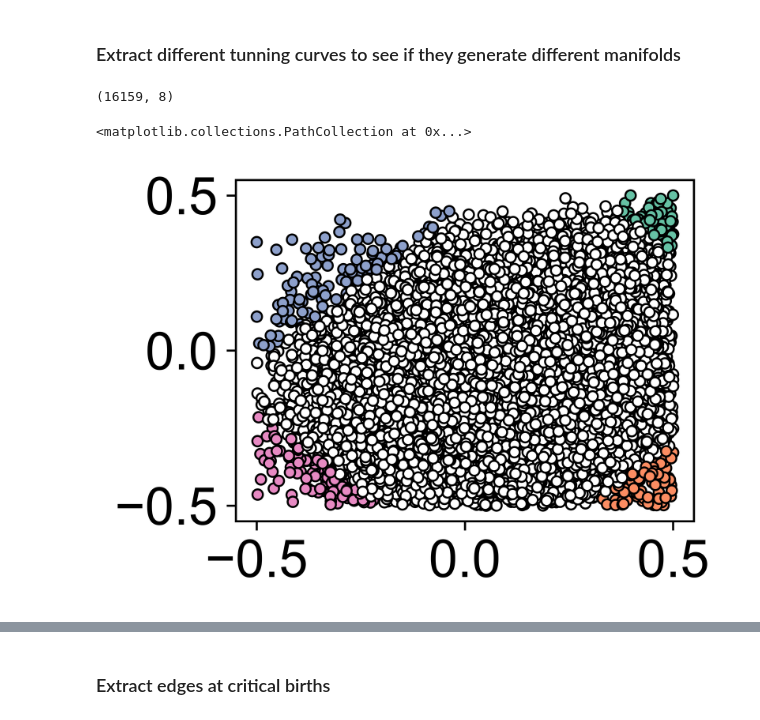
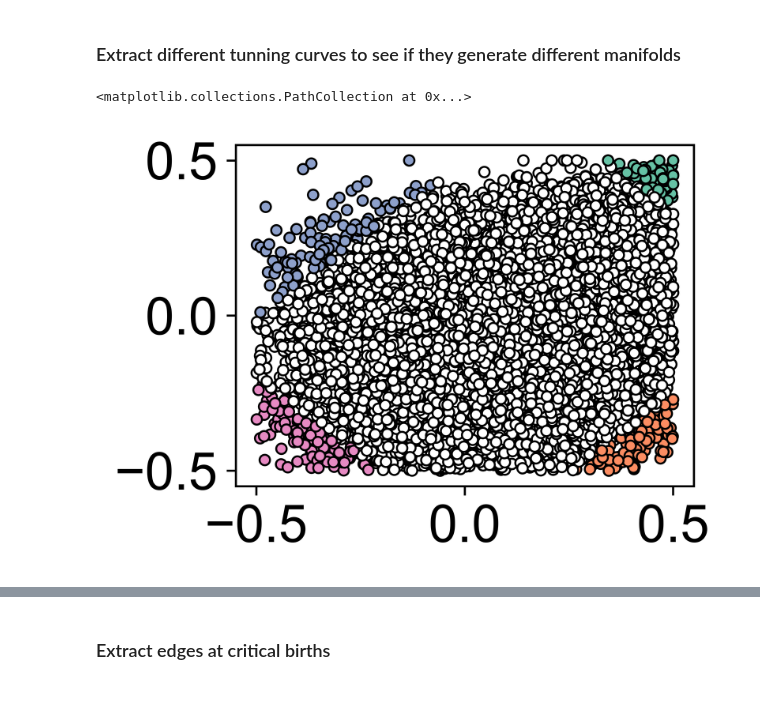
Before and after one commit to KBeshkov/NeuralHomology, a Jupyter notebook: examples/One_dataset_example.ipynb, the cells around one changed output, grey strips where cells are left out. Drawn from its saved outputs; the diff is of its cells as text; code cells hidden in the pictures.

```diff
--- a/examples/One_dataset_example.ipynb
+++ b/examples/One_dataset_example.ipynb
@@ -22,8 +22,9 @@ if len(responses.T)>len(indices):
     responses = responses[:,:len(indices)]
 uniq_ids = np.unique(indices)
 stim_res = 126
+stim_lowres = 32
 stim_bins = np.linspace(0,2*np.pi+2*np.pi/(stim_res+4),stim_res+2)[:-1]#np.linspace(uniq_ids[0],uniq_ids[-1],61)# We added 2*np.pi/60 to get degrees of distance 6 apart.
-stim_bins_lowres = np.linspace(0,2*np.pi+2*np.pi/12,10)[:-1]#np.linspace(uniq_ids[0],uniq_ids[-1],61)
+stim_bins_lowres = np.linspace(0,2*np.pi+2*np.pi/12,stim_lowres)[:-1]#np.linspace(uniq_ids[0],uniq_ids[-1],61)
 stim_bins_degrees = (180*stim_bins/np.pi)
 
 #responses = responses/np.max(responses)
@@ -182,11 +183,11 @@ si_2d = np.vstack([osi_centered,dsi_centered]).T
 xy_boundaries = (0,0)#(0.3,0.3)#np.mean(si_2d,1)#
 
 n_clusters = 4
-si_clusters = si_clustering(avg_responses_lowres,[2,4],n_clusters)
+#si_clusters = si_clustering(avg_responses_lowres,[2,4],n_clusters)
 
-angle_invar_clusters = angle_invar_clustering(avg_responses_lowres.T,n_clusters)#list(np.arange(2,16)))
-print(np.shape(angle_invar_clusters[0]))
-clust_labels = si_clusters#angle_invar_clusters[1]
+#angle_invar_clusters = angle_invar_clustering(avg_responses_lowres.T,n_clusters)#list(np.arange(2,16)))
+#print(np.shape(angle_invar_clusters[0]))
+#clust_labels = si_clusters#angle_invar_clusters[1]
 
 N_sub = 101
 neuron_clusters = []
@@ -199,34 +200,33 @@ bimodal_neurons = bimodal_neurons[np.argsort(np.linalg.norm(si_2d[bimodal_neuron
 nonlinear_neurons = nonlinear_neurons[np.argsort(np.linalg.norm(si_2d[nonlinear_neurons],ord=1,axis=1))[-N_sub:]]
 noise_neurons = noise_neurons[np.argsort(np.linalg.norm(si_2d[noise_neurons],ord=1,axis=1))[-N_sub:]]
 
 neuron_clusters = [unimodal_neurons,bimodal_neurons,nonlinear_neurons,noise_neurons]
 color_labels = np.ones([len(osi_centered),3])
 #clust_means = np.zeros(n_clusters)
 #for i in range(n_clusters):
 #    neuron_clusters.append(np.where(clust_labels==i)[0])
 #    clust_means[i] = (np.mean(angle_invar_clusters[0][neuron_clusters[-1]],0)-np.mean(angle_invar_clusters[0][neuron_clusters[-1]]))[int(len(stim_bins_lowres)/2)]
 #cluster_reorder = np.argsort(clust_means)
 #neuron_clusters = [neuron_clusters[i] for i in cluster_reorder]
 for i in range(n_clusters):
     color_labels[neuron_clusters[i]] = cust_cmap2.colors[i]
 plt.rc('axes', axisbelow=True)
 font = {'size'   : 20}
 matplotlib.rc('font', **font)
 
 plt.figure(dpi=1000,figsize=(8*cm,6*cm))
 #plt.axhline(y=0, color='k')
 #plt.axvline(x=0, color='k')
 #plt.axhline(y=xy_boundaries[1], color='k')
 #plt.axvline(x=xy_boundaries[0], color='k')
 #plt.axvline(x=-xy_boundaries[0], color='k')
 #plt.axhline(y=-xy_boundaries[1], color='k')
 plt.scatter(osi_centered,dsi_centered,s=16,c=color_labels,edgecolor='black',linewidths=0.75)
 #plt.xlabel('OSI')
 #plt.ylabel('DSI')
 
 #plt.savefig('/Users/constb/Figures/NeuralHomology/cell_classification_'+str(N_sub)+'.png',transparent=True,dpi=1000, bbox_inches='tight')
 # %% [output]
-(16159, 8)
+<matplotlib.collections.PathCollection at 0x...>
-<matplotlib.collections.PathCollection at 0x...>
-[figure, old version]
+[figure, new version]
 # %%
```
Also changed, not shown: parts of 7 cells of this notebook, 3 other files.
